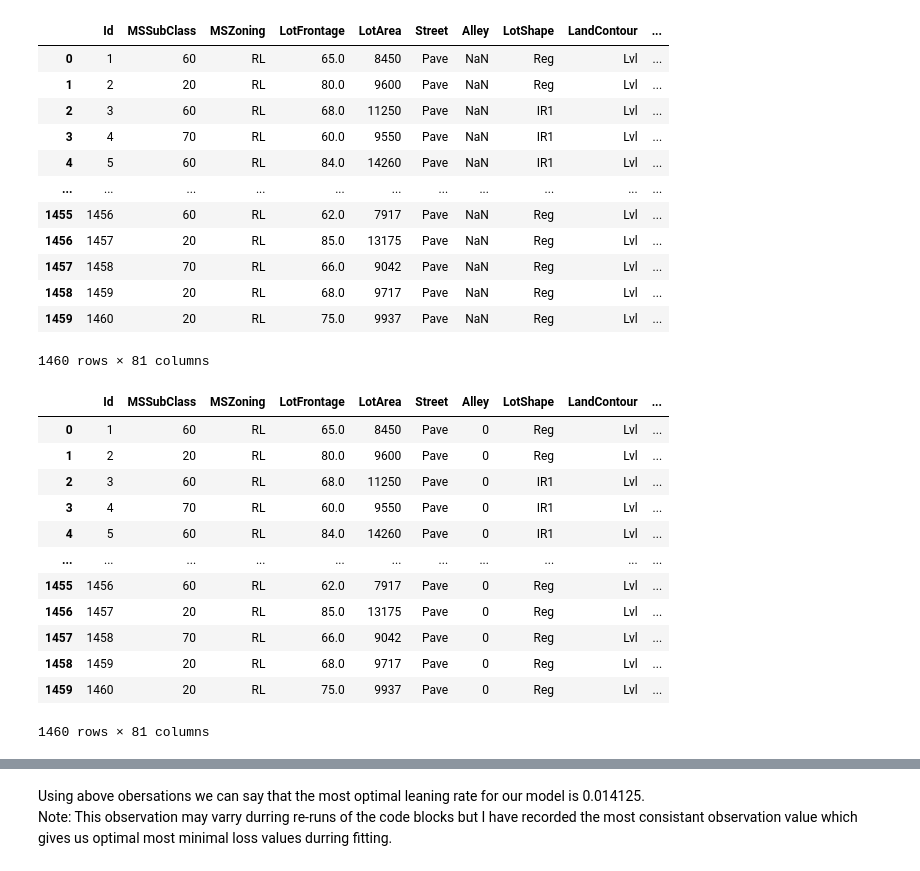
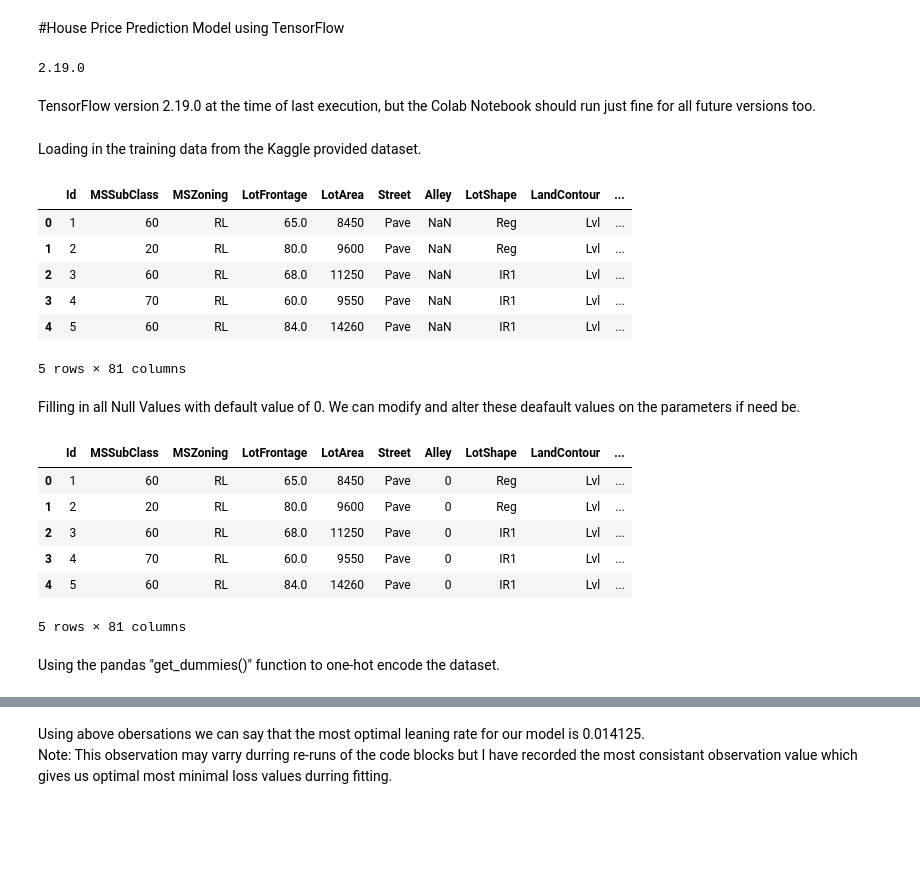
Before and after one commit to atharv-d21/regression_house_price, a Jupyter notebook: github_regression_predict_house_price.ipynb, the cells around one changed output, grey strips where cells are left out. Saved outputs shown, nothing was run; the diff lists cells and outputs as text; code cells hidden in the pictures; blank space fills up the shorter version.

```diff
--- a/github_regression_predict_house_price.ipynb
+++ b/github_regression_predict_house_price.ipynb
@@ -1,33 +1,38 @@
 # %% [markdown]
 <a href="https://colab.research.google.com/github/atharv-d21/regression_house_price/blob/main/github_regression_predict_house_price.ipynb" target="_parent"><img src="https://colab.research.google.com/assets/colab-badge.svg" alt="Open In Colab"/></a>
+# %% [markdown]
+#House Price Prediction Model using TensorFlow
 # %%
 # importing libraries
 import tensorflow as tf
 import pandas as pd
 import numpy as np
 import matplotlib.pyplot as plt
+print(tf.__version__)
+# %% [output]
+2.19.0
+# %% [markdown]
+TensorFlow version 2.19.0 at the time of last execution, but the Colab Notebook should run just fine for all future versions too.
+# %% [markdown]
+Loading in the training data from the Kaggle provided dataset.
 # %%
 # loading the training data from csv file to a dataframe format
 df = pd.read_csv('https://raw.githubusercontent.com/atharv-d21/regression_house_price/refs/heads/main/Data/train.csv')
-df
+df.head()
 # %% [output]
 |  | Id | MSSubClass | MSZoning | LotFrontage | LotArea | Street | Alley | LotShape | LandContour | ... |
 | 0 | 1 | 60 | RL | 65.0 | 8450 | Pave | NaN | Reg | Lvl | ... |
 | 1 | 2 | 20 | RL | 80.0 | 9600 | Pave | NaN | Reg | Lvl | ... |
 | 2 | 3 | 60 | RL | 68.0 | 11250 | Pave | NaN | IR1 | Lvl | ... |
 | 3 | 4 | 70 | RL | 60.0 | 9550 | Pave | NaN | IR1 | Lvl | ... |
 | 4 | 5 | 60 | RL | 84.0 | 14260 | Pave | NaN | IR1 | Lvl | ... |
-| ... | ... | ... | ... | ... | ... | ... | ... | ... | ... | ... |
-| 1455 | 1456 | 60 | RL | 62.0 | 7917 | Pave | NaN | Reg | Lvl | ... |
-| 1456 | 1457 | 20 | RL | 85.0 | 13175 | Pave | NaN | Reg | Lvl | ... |
-| 1457 | 1458 | 70 | RL | 66.0 | 9042 | Pave | NaN | Reg | Lvl | ... |
-| 1458 | 1459 | 20 | RL | 68.0 | 9717 | Pave | NaN | Reg | Lvl | ... |
-| 1459 | 1460 | 20 | RL | 75.0 | 9937 | Pave | NaN | Reg | Lvl | ... |
-1460 rows × 81 columns
+5 rows × 81 columns
+# %% [markdown]
+Filling in all Null Values with default value of 0. We can modify and alter these deafault values on the parameters if need be.
 # %%
 # filling all the null values with zeros
 df = df.fillna(0)
-df
+df.head()
 # %% [output]
 |  | Id | MSSubClass | MSZoning | LotFrontage | LotArea | Street | Alley | LotShape | LandContour | ... |
 | 0 | 1 | 60 | RL | 65.0 | 8450 | Pave | 0 | Reg | Lvl | ... |
@@ -35,13 +40,9 @@ df
 | 2 | 3 | 60 | RL | 68.0 | 11250 | Pave | 0 | IR1 | Lvl | ... |
 | 3 | 4 | 70 | RL | 60.0 | 9550 | Pave | 0 | IR1 | Lvl | ... |
 | 4 | 5 | 60 | RL | 84.0 | 14260 | Pave | 0 | IR1 | Lvl | ... |
-| ... | ... | ... | ... | ... | ... | ... | ... | ... | ... | ... |
-| 1455 | 1456 | 60 | RL | 62.0 | 7917 | Pave | 0 | Reg | Lvl | ... |
-| 1456 | 1457 | 20 | RL | 85.0 | 13175 | Pave | 0 | Reg | Lvl | ... |
-| 1457 | 1458 | 70 | RL | 66.0 | 9042 | Pave | 0 | Reg | Lvl | ... |
-| 1458 | 1459 | 20 | RL | 68.0 | 9717 | Pave | 0 | Reg | Lvl | ... |
-| 1459 | 1460 | 20 | RL | 75.0 | 9937 | Pave | 0 | Reg | Lvl | ... |
-1460 rows × 81 columns
+5 rows × 81 columns
+# %% [markdown]
+Using the pandas "get_dummies()" function to one-hot encode the dataset.
 # %%
 # one-hot encoding the training data for the model
 df = pd.get_dummies(df)
```
Also changed, not shown: parts of 12 cells of this notebook.
